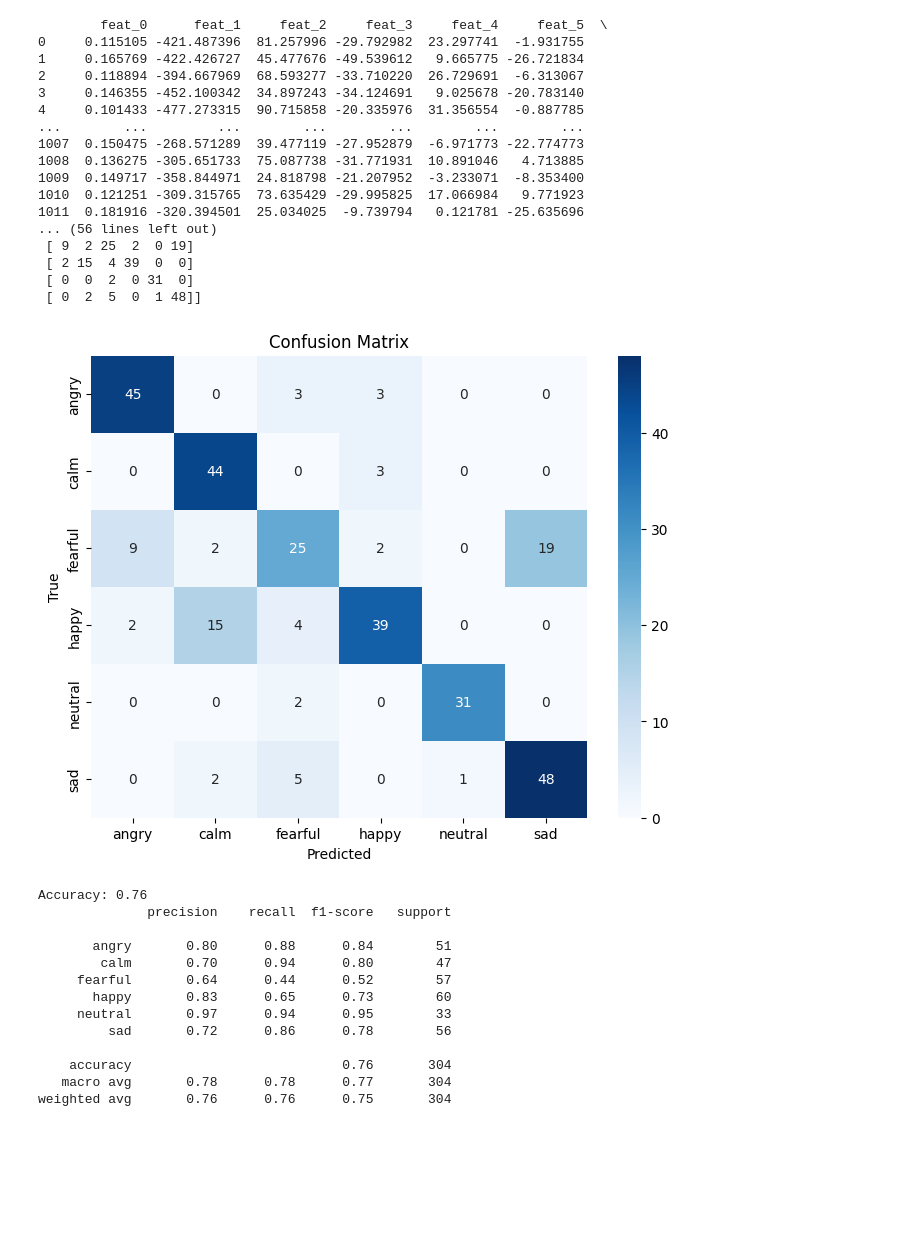
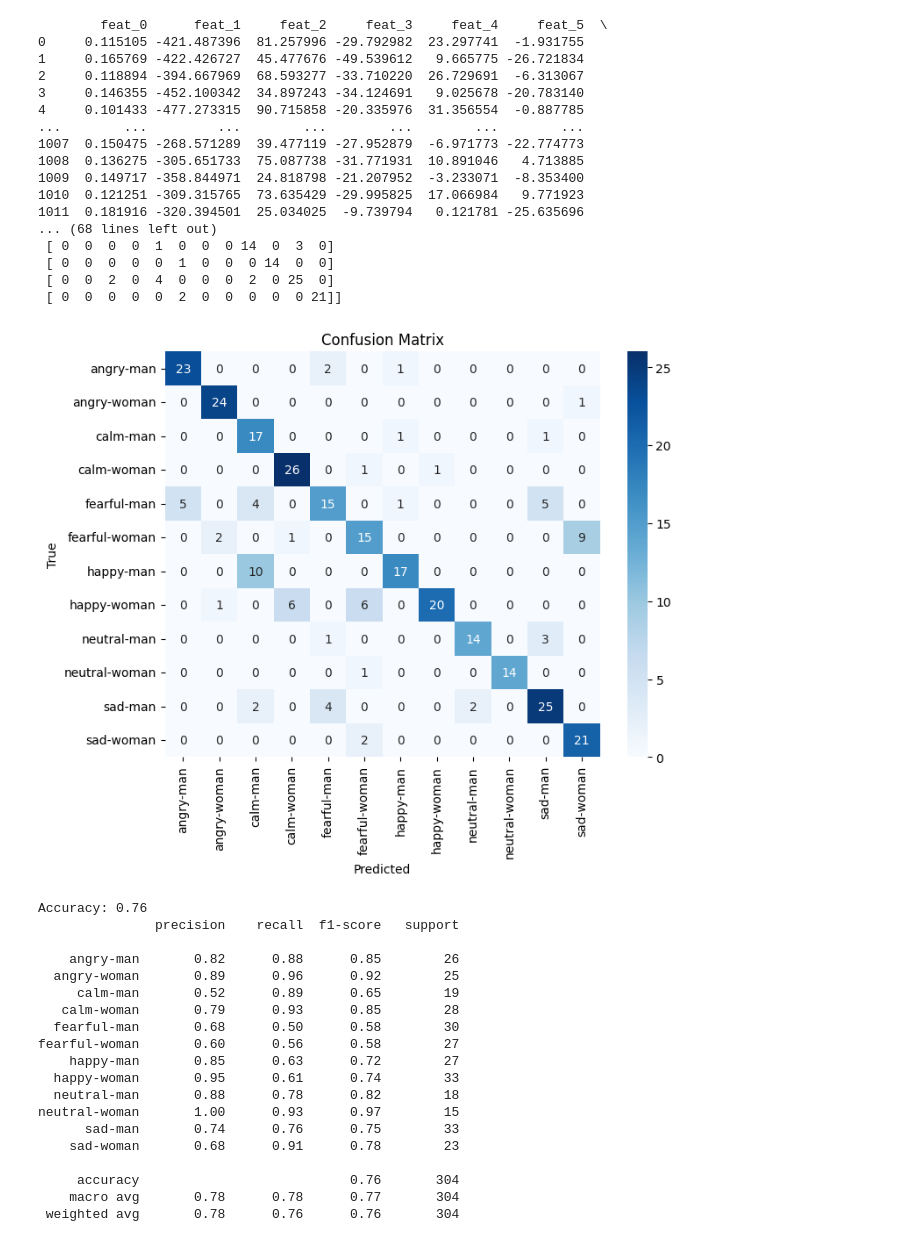
Before and after one commit to Psuasti/CS328FinalProject, a Jupyter notebook: A4EmotionRecog.ipynb, the cells around one changed output. Saved outputs shown, nothing was run; the diff lists cells and outputs as text; code cells hidden in the pictures; blank space fills up the shorter version.

```diff
--- a/A4EmotionRecog.ipynb
+++ b/A4EmotionRecog.ipynb
@@ -75,8 +107,7 @@ filenames = glob.glob("data\\all\\*.wav")
 frames = pd.DataFrame()
 for filename in filenames:
  # Extract the emotion label
- fsplit = filename.split('-')
- emotion = emotion_mapping[fsplit[2]]
+ emotion = sex_mapping[extract_key(filename)]
  # duration and offset are used to take care of the no audio in start and the ending of each aud
  data, sample_rate = librosa.load(filename, duration=2.0, offset=0.9)
  feature_df = extract_features(data, sample_rate)
@@ -90,49 +121,55 @@ col_names = [f'feat_{i}' for i in range(150)] + ['label']
 frames.columns = col_names
 Emotion_rf_model, Emotion_rf_cm, acc, X_test, y_test = train_random_forest(frames)
 
 # Plot confusion matrix using seaborn
 plt.figure(figsize=(8, 6))
 sns.heatmap(Emotion_rf_cm, annot=True, fmt='d', cmap='Blues', xticklabels=Emotion_rf_model.classes_, yticklabels=Emotion_rf_model.classes_)
 plt.xlabel('Predicted')
 plt.ylabel('True')
 plt.title('Confusion Matrix')
 plt.show()
 
 # Print accuracy
 print(f'Accuracy: {acc:.2f}')
 
 # Print classification report
 Emotion_rf_pred = Emotion_rf_model.predict(X_test)
 print(classification_report(y_test, Emotion_rf_pred))
 # %% [output]
         feat_0      feat_1     feat_2     feat_3     feat_4     feat_5  \
 0     0.115105 -421.487396  81.257996 -29.792982  23.297741  -1.931755
 1     0.165769 -422.426727  45.477676 -49.539612   9.665775 -26.721834
 2     0.118894 -394.667969  68.593277 -33.710220  26.729691  -6.313067
 3     0.146355 -452.100342  34.897243 -34.124691   9.025678 -20.783140
 4     0.101433 -477.273315  90.715858 -20.335976  31.356554  -0.887785
 ...        ...         ...        ...        ...        ...        ...
 1007  0.150475 -268.571289  39.477119 -27.952879  -6.971773 -22.774773
 1008  0.136275 -305.651733  75.087738 -31.771931  10.891046   4.713885
 1009  0.149717 -358.844971  24.818798 -21.207952  -3.233071  -8.353400
 1010  0.121251 -309.315765  73.635429 -29.995825  17.066984   9.771923
 1011  0.181916 -320.394501  25.034025  -9.739794   0.121781 -25.635696
-... (56 lines left out)
- [ 9  2 25  2  0 19]
- [ 2 15  4 39  0  0]
- [ 0  0  2  0 31  0]
- [ 0  2  5  0  1 48]]
+... (68 lines left out)
+ [ 0  0  0  0  1  0  0  0 14  0  3  0]
+ [ 0  0  0  0  0  1  0  0  0 14  0  0]
+ [ 0  0  2  0  4  0  0  0  2  0 25  0]
+ [ 0  0  0  0  0  2  0  0  0  0  0 21]]
-[figure, old version]
+[figure, new version]
 Accuracy: 0.76
-              precision    recall  f1-score   support
+               precision    recall  f1-score   support
 
-       angry       0.80      0.88      0.84        51
-        calm       0.70      0.94      0.80        47
-     fearful       0.64      0.44      0.52        57
-       happy       0.83      0.65      0.73        60
-     neutral       0.97      0.94      0.95        33
-         sad       0.72      0.86      0.78        56
+    angry-man       0.82      0.88      0.85        26
+  angry-woman       0.89      0.96      0.92        25
+     calm-man       0.52      0.89      0.65        19
+   calm-woman       0.79      0.93      0.85        28
+  fearful-man       0.68      0.50      0.58        30
+fearful-woman       0.60      0.56      0.58        27
+    happy-man       0.85      0.63      0.72        27
+  happy-woman       0.95      0.61      0.74        33
+  neutral-man       0.88      0.78      0.82        18
+neutral-woman       1.00      0.93      0.97        15
+      sad-man       0.74      0.76      0.75        33
+    sad-woman       0.68      0.91      0.78        23
 
-    accuracy                           0.76       304
-   macro avg       0.78      0.78      0.77       304
-weighted avg       0.76      0.76      0.75       304
+     accuracy                           0.76       304
+    macro avg       0.78      0.78      0.77       304
+ weighted avg       0.78      0.76      0.76       304
```
Also changed, not shown: parts of 2 cells of this notebook.
